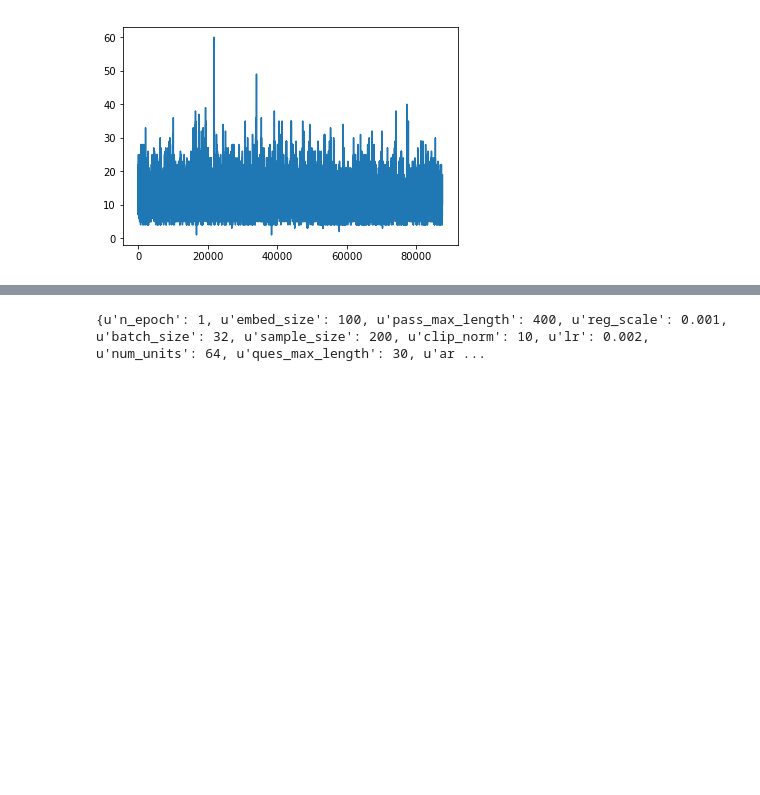
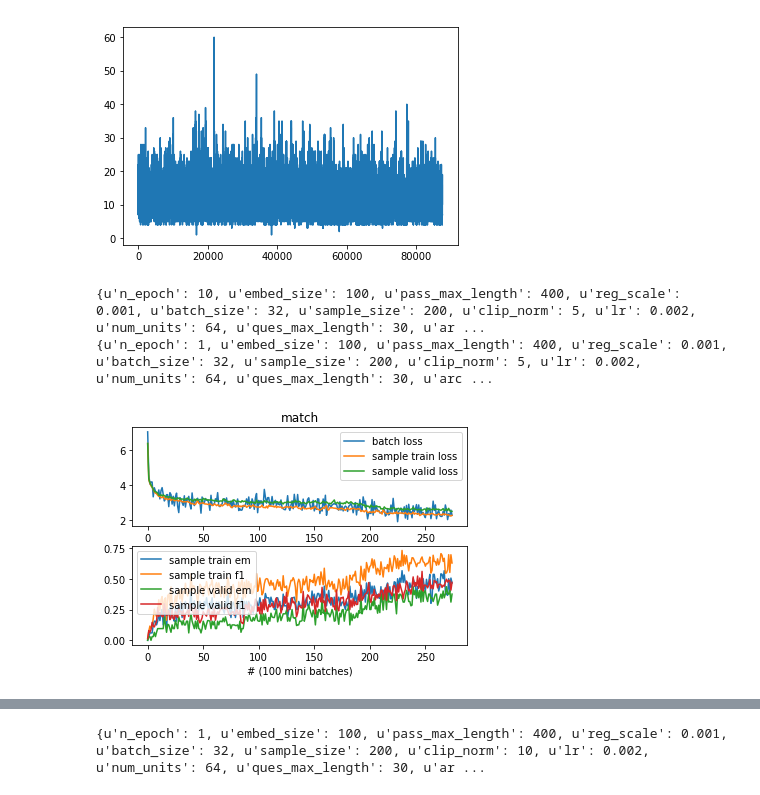
Before and after one commit to booooooooooooooo/297And8QuestionAnswer, a Jupyter notebook: implementation/dev/analysis.ipynb, the cells around one changed output, grey strips where cells are left out. Saved outputs shown, nothing was run; the diff lists cells and outputs as text; code cells hidden in the pictures; blank space fills up the shorter version.

```diff
--- a/implementation/dev/analysis.ipynb
+++ b/implementation/dev/analysis.ipynb
@@ -85,0 +79,9 @@ def draw_score(stat1_file):
+# %%
+#attemping to get turnning point of validation loss on match
+#train match, lr = 0.002
+#job67 continues job63. aka epoch = 11 indeed. However, validation loss does not go up... Where is the turnning point!
+draw_join(["./output/job63/Stat-March-13-2018-08-18-21", "./output/job67/Stat-March-16-2018-04-41-33"])
+# %% [output]
+{u'n_epoch': 10, u'embed_size': 100, u'pass_max_length': 400, u'reg_scale': 0.001, u'batch_size': 32, u'sample_size': 200, u'clip_norm': 5, u'lr': 0.002, u'num_units': 64, u'ques_max_length': 30, u'ar ...
+{u'n_epoch': 1, u'embed_size': 100, u'pass_max_length': 400, u'reg_scale': 0.001, u'batch_size': 32, u'sample_size': 200, u'clip_norm': 5, u'lr': 0.002, u'num_units': 64, u'ques_max_length': 30, u'arc ...
+[figure, added]
```
Also changed, not shown: parts of 23 cells of this notebook, 2 other files.
